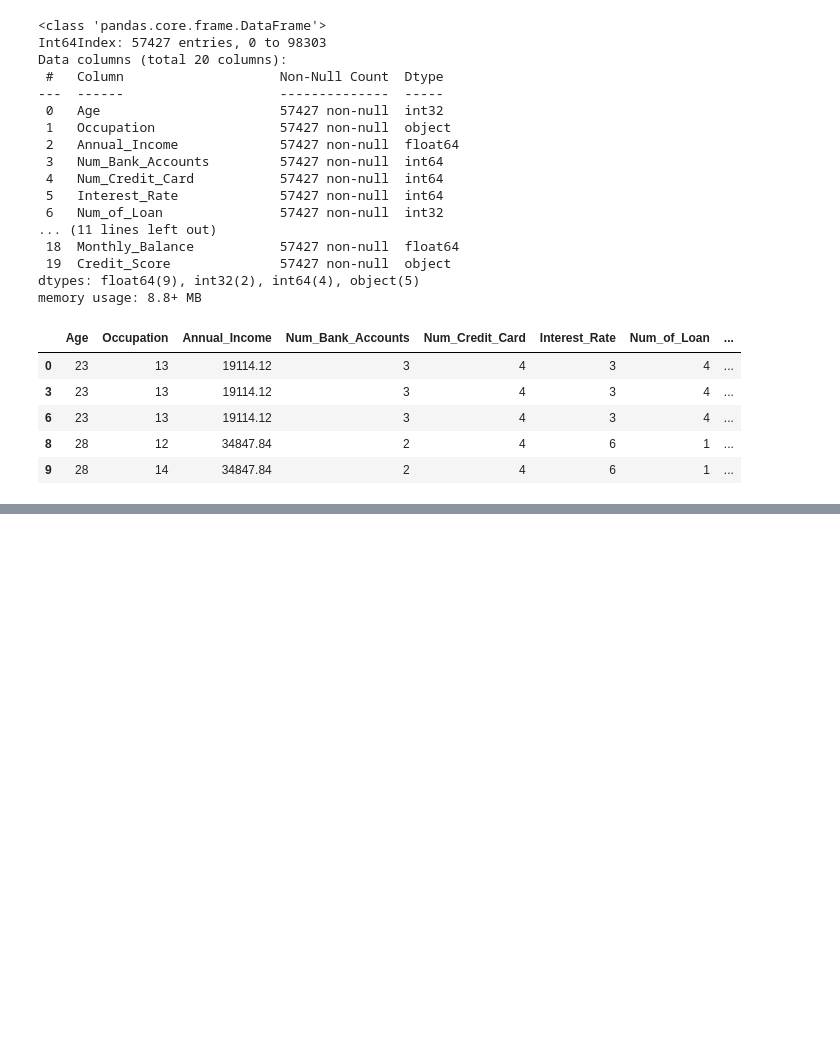
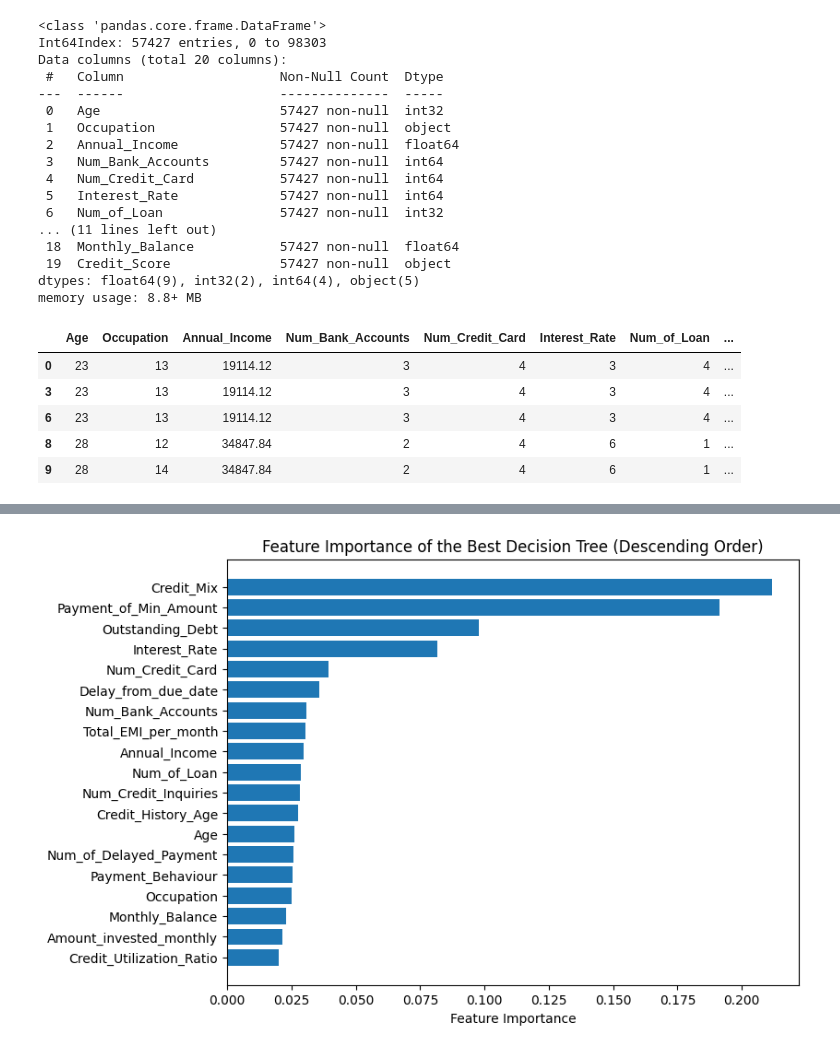
Before and after one commit to jjj1ff/CIS545_Proj, a Jupyter notebook: credict.ipynb, the cells around one changed output, grey strips where cells are left out. Saved outputs shown, nothing was run; the diff lists cells and outputs as text; code cells hidden in the pictures; blank space fills up the shorter version.

```diff
--- a/credict.ipynb
+++ b/credict.ipynb
@@ -129,0 +162,23 @@ Accuracy: 0.69 0.6378199547274943
+# %%
+xgb = XGBClassifier(random_state=42, use_label_encoder=False, eval_metric='logloss')
+param_grid = {
+    'n_estimators': [50, 100, 200],
+    'max_depth': [3, 6, 9],
+    'learning_rate': [0.01, 0.1],
+    'subsample': [0.8, 1.0],
+    'colsample_bytree': [0.8, 1.0],
+}
+
+grid_search = GridSearchCV(estimator=xgb, param_grid=param_grid,
+                           scoring='accuracy', cv=5, verbose=1, n_jobs=-1)
+
+grid_search.fit(X_train, y_train)
+
+best_params = grid_search.best_params_
+best_model = grid_search.best_estimator_
+print(f"Best Hyperparameters: {best_params}")
+
+y_pred = best_model.predict(X_test)
+mse = mean_squared_error(y_test, y_pred)
+accuracy = accuracy_score(y_test, y_pred)
+print(f"Accuracy: {accuracy:.2f}",mse)
@@ -129,0 +192,14 @@ Accuracy: 0.69 0.6378199547274943
+# %%
+feature_importances = best_model.feature_importances_
+sorted_idx = np.argsort(feature_importances)[::-1]
+sorted_feature_names = feature_names[sorted_idx]
+sorted_importances = feature_importances[sorted_idx]
+plt.figure(figsize=(8, 6))
+plt.barh(range(len(sorted_importances)), sorted_importances, align='center')
+plt.yticks(range(len(sorted_importances)), sorted_feature_names)
+plt.xlabel('Feature Importance')
+plt.title('Feature Importance of the Best Decision Tree (Descending Order)')
+plt.gca().invert_yaxis()
+plt.show()
+# %% [output]
+[figure, added]
```
Also changed, not shown: parts of 5 cells of this notebook.
